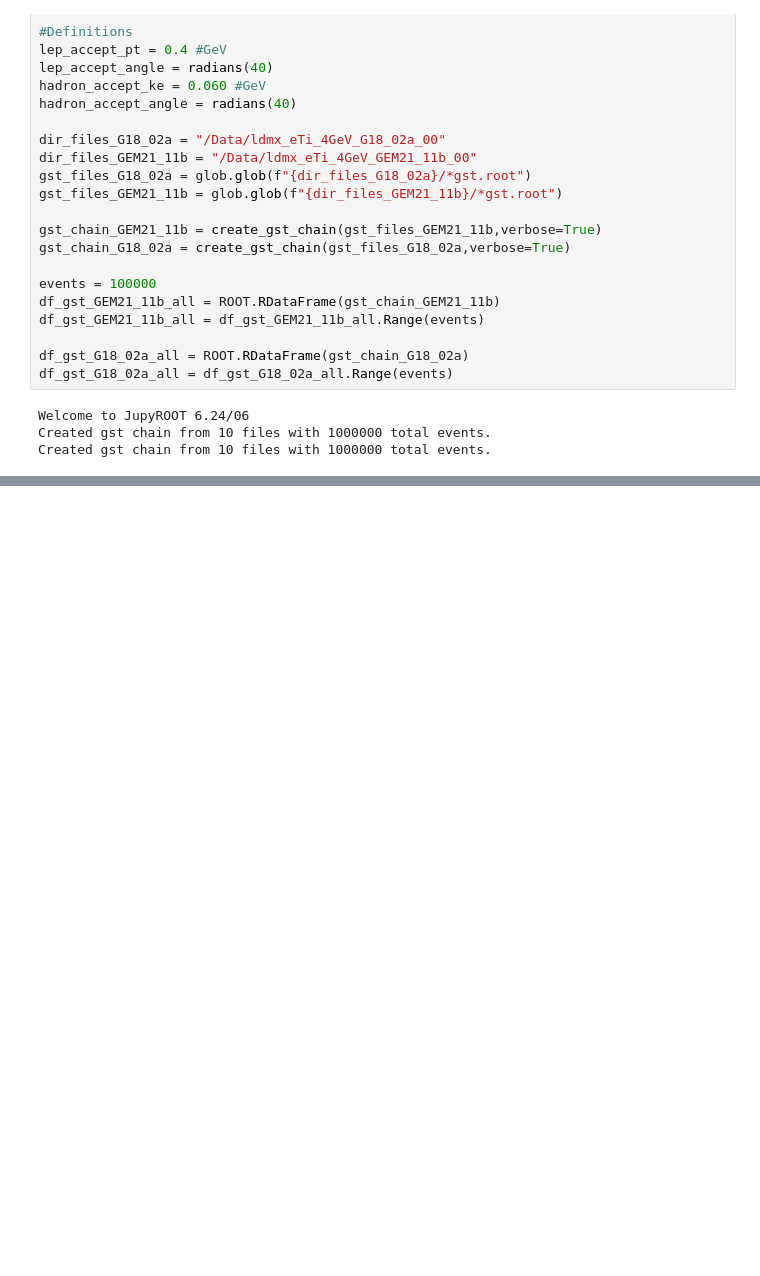
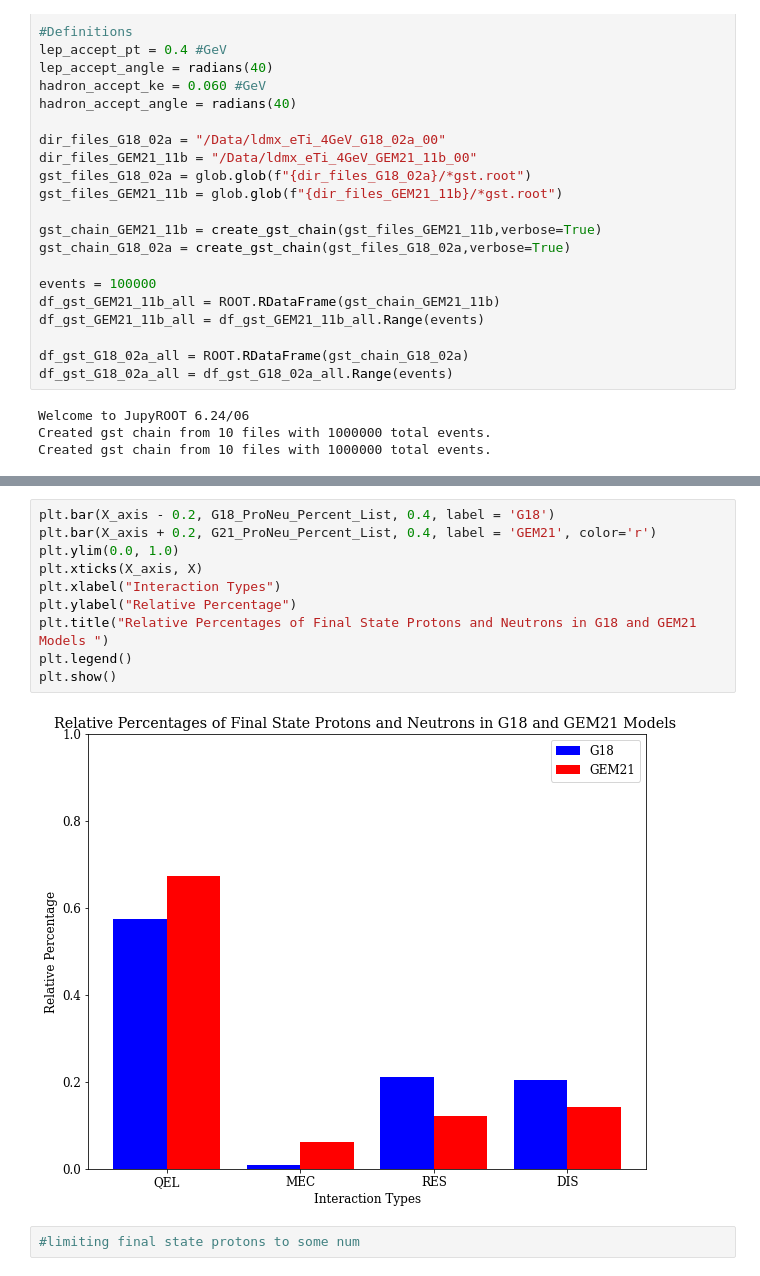
Before and after one commit to wesketchum/LDMX_eN_GENIE, a Jupyter notebook: notebooks/giana/Data Frame Trials.ipynb, the cells around one changed output, grey strips where cells are left out. Drawn from its saved outputs; the diff is of its cells as text; blank space fills up the shorter version.

```diff
--- a/notebooks/giana/Data Frame Trials.ipynb
+++ b/notebooks/giana/Data Frame Trials.ipynb
@@ -628,0 +1694,14 @@ print("RES Fraction", one_gev[2]/total_one, "DIS Fraction", one_gev[3]/total_one
+# %%
+plt.bar(X_axis - 0.2, G18_ProNeu_Percent_List, 0.4, label = 'G18')
+plt.bar(X_axis + 0.2, G21_ProNeu_Percent_List, 0.4, label = 'GEM21', color='r')
+plt.ylim(0.0, 1.0)
+plt.xticks(X_axis, X)
+plt.xlabel("Interaction Types")
+plt.ylabel("Relative Percentage")
+plt.title("Relative Percentages of Final State Protons and Neutrons in G18 and GEM21 Models ")
+plt.legend()
+plt.show()
+# %% [output]
+[figure, added]
+# %%
+#limiting final state protons to some num
```
Also changed, not shown: parts of 62 cells of this notebook, 2 other files.
